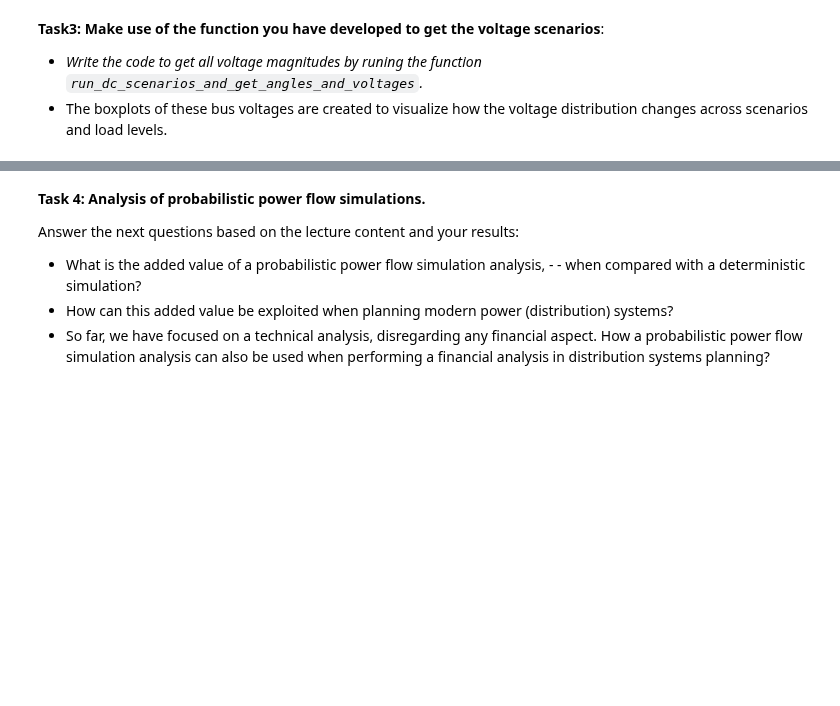
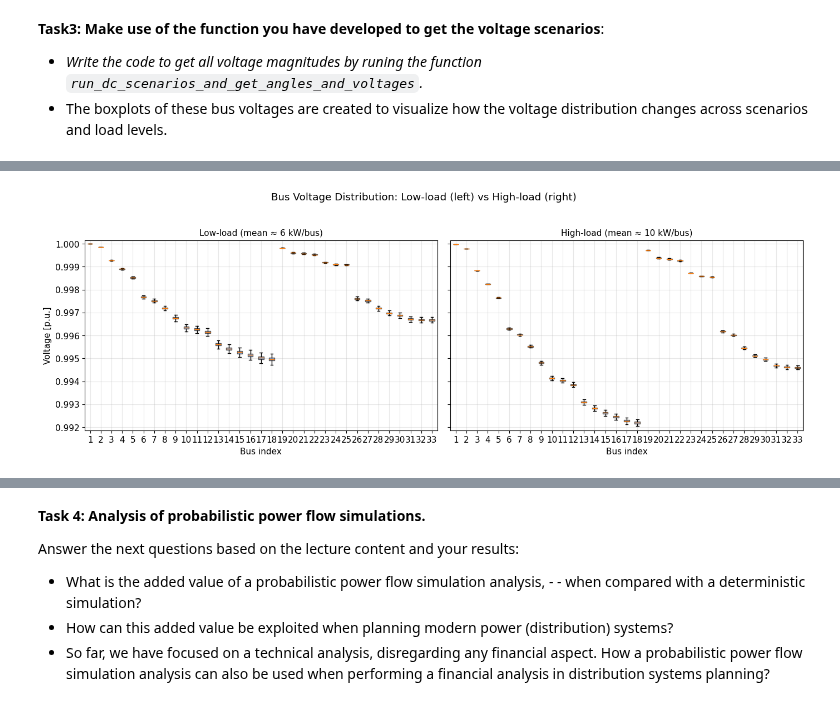
Before and after one commit to timterhorst/SET3065---Intelligent-Electrical-Power-Grids, a Jupyter notebook: A4/Assignment_generativeAI_system_planning.ipynb, the cells around one changed output, grey strips where cells are left out. Cells and saved outputs as stored; diff of their text form; code cells hidden in the pictures; blank space fills up the shorter version.

```diff
--- a/A4/Assignment_generativeAI_system_planning.ipynb
+++ b/A4/Assignment_generativeAI_system_planning.ipynb
@@ -377,8 +404,16 @@ num_samples = 200      # number of scenarios per mean load
 ##########################
 # --------------------------------
 # PLEASE write your code here for T1
-loads_lower =
-loads_higher =
+loads_lower = sample_from_conditional_gmm(
+    gmm,
+    mean_value=lower_mean_value,
+    n_samples=num_samples,
+)
+loads_higher = sample_from_conditional_gmm(
+    gmm,
+    mean_value=higher_mean_value,
+    n_samples=num_samples,
+)
 
 # Ensure non-negative loads (and use a minimum value to avoid zero load issues)
 loads_lower = np.abs(loads_lower)
@@ -413,7 +448,7 @@ def run_dc_scenarios_and_get_angles_and_voltages(load_matrix):
 
     for i in range(num_scenarios):
         # for node_idx in input_data_pgm['sym_load']['node']:
-        input_data_pgm['sym_load']['p_specified'][:32] =  load_matrix[i,:32] * 1000  # 1000 is for orrect the unit
+        input_data_pgm['sym_load']['p_specified'][:32] = load_matrix[i, :32] * 1000  # 1000 is for correct the unit
         input_data_pgm['sym_load']['q_specified'] = input_data_pgm['sym_load']['p_specified'] * power_factor
 
         # Create a network of power grid model
@@ -424,7 +459,7 @@ def run_dc_scenarios_and_get_angles_and_voltages(load_matrix):
         ##########################
         # --------------------------------
         # PLEASE write your code here for T2
-        newoutput =
+        newoutput = newpgm.calculate_power_flow(max_iterations=100)
 
         voltage_results[i, :] = newoutput['node']['u_pu']
         # --------------------------------
@@ -474,0 +472,70 @@ Mean voltage of larger condition (pu):  0.9960362213992207
+# %%
+
+#########################
+# RUN AC POWER FLOW FOR LOWER & HIGHER LOADS
+# TASK3: Make use of the function you have developed to get the voltage scenarios:
+##########################
+# --------------------------------
+# PLEASE write your code here for T3
+voltages_lower = run_dc_scenarios_and_get_angles_and_voltages(loads_lower)
+voltages_higher = run_dc_scenarios_and_get_angles_and_voltages(loads_higher)
+
+print('Mean voltage of smaller condition (pu): ', voltages_lower.mean())
+print('Mean voltage of larger condition (pu): ', voltages_higher.mean())
+# --------------------------------
+
+##########################
+# PLOT VOLTAGE DISTRIBUTIONS
+# Figure 1 (report-ready): Low-load vs High-load side-by-side
+##########################
+
+# Shared y-limits across both scenarios for fair comparison
+v_all = np.concatenate([voltages_lower.ravel(), voltages_higher.ravel()])
+ymin = float(v_all.min())
+ymax = float(v_all.max())
+margin = 0.02 * (ymax - ymin) if ymax > ymin else 0.01
+
+ylim = (ymin - margin, ymax + margin)
+
+plt.rcParams.update({
+    'font.size': 11,
+    'axes.titlesize': 11,
+    'axes.labelsize': 11,
+    'xtick.labelsize': 11,
+    'ytick.labelsize': 11,
+})
+
+fig, axes = plt.subplots(1, 2, figsize=(14, 5), sharey=True)
+
+common_kwargs = dict(showfliers=False, patch_artist=True)
+box_color = '#4C72B0'
+
+bp0 = axes[0].boxplot(voltages_lower, **common_kwargs)
+for patch in bp0['boxes']:
+    patch.set_facecolor(box_color)
+    patch.set_alpha(0.6)
+
+axes[0].axhline(0.95, color='red', linestyle='--', linewidth=1)
+axes[0].set_title(f"Low-load (mean ≈ {lower_mean_value} kW/bus)")
+axes[0].set_xlabel('Bus index')
+axes[0].set_ylabel('Voltage [p.u.]')
+axes[0].set_ylim(*ylim)
+axes[0].grid(True, alpha=0.3)
+
+bp1 = axes[1].boxplot(voltages_higher, **common_kwargs)
+for patch in bp1['boxes']:
+    patch.set_facecolor(box_color)
+    patch.set_alpha(0.6)
+
+axes[1].axhline(0.95, color='red', linestyle='--', linewidth=1)
+axes[1].set_title(f"High-load (mean ≈ {higher_mean_value} kW/bus)")
+axes[1].set_xlabel('Bus index')
+axes[1].set_ylim(*ylim)
+axes[1].grid(True, alpha=0.3)
+
+fig.suptitle('Bus Voltage Distribution: Low-load (left) vs High-load (right)')
+fig.tight_layout(rect=[0, 0, 1, 0.95])
+
+fig.savefig('fig1_voltage_boxplots_low_vs_high.png', dpi=150, bbox_inches='tight')
+plt.show()
+# %% [output]
@@ -474,0 +544 @@ Mean voltage of larger condition (pu):  0.9960362213992207
+[figure, added]
```
Also changed, not shown: parts of 10 cells of this notebook, 57 other files.
